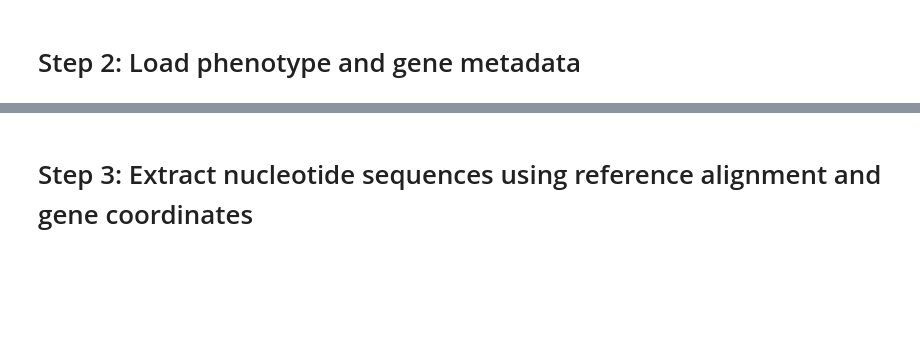
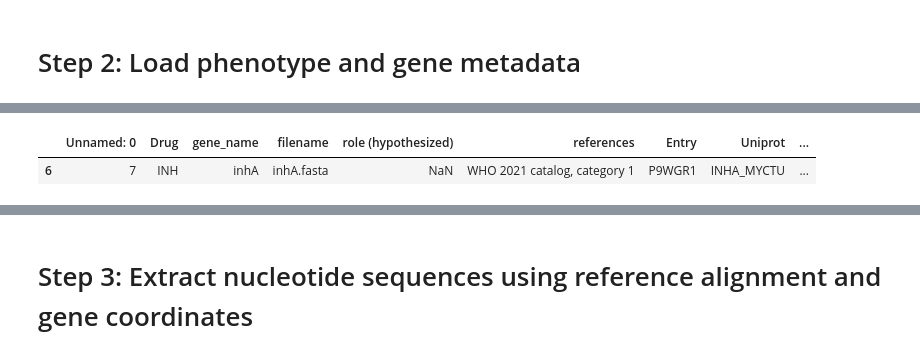
Before and after one commit to SAGE-Lab-UMass/Big-TB-benchmark, a Jupyter notebook: protein-tasks/protein_translation/protein_preparation_final.ipynb, the cells around one changed output, grey strips where cells are left out. Drawn from its saved outputs; the diff is of its cells as text; code cells hidden in the pictures; blank space fills up the shorter version.

```diff
--- a/protein-tasks/protein_translation/protein_preparation_final.ipynb
+++ b/protein-tasks/protein_translation/protein_preparation_final.ipynb
@@ -38,7 +37,7 @@ from data_preprocessing import *
 
 # Define the candidate gene
 # You can modify 'gene_name' to run the pipeline for a different gene
-gene_name='gyrB'
+gene_name='inhA'
 genes_of_interest=gene_name.split(',')
 print("Gene in consideration", gene_name)
 # %% [output]
@@ -89,0 +62,5 @@ Number of records in phenotype data: 6581
+# %%
+filtered_df
+# %% [output]
+|  | Unnamed: 0 | Drug | gene_name | filename | role (hypothesized) | references | Entry | Uniprot | ... |
+| 6 | 7 | INH | inhA | inhA.fasta | NaN | WHO 2021 catalog, category 1 | P9WGR1 | INHA_MYCTU | ... |
```
Also changed, not shown: parts of 52 cells of this notebook, 6 other files.
